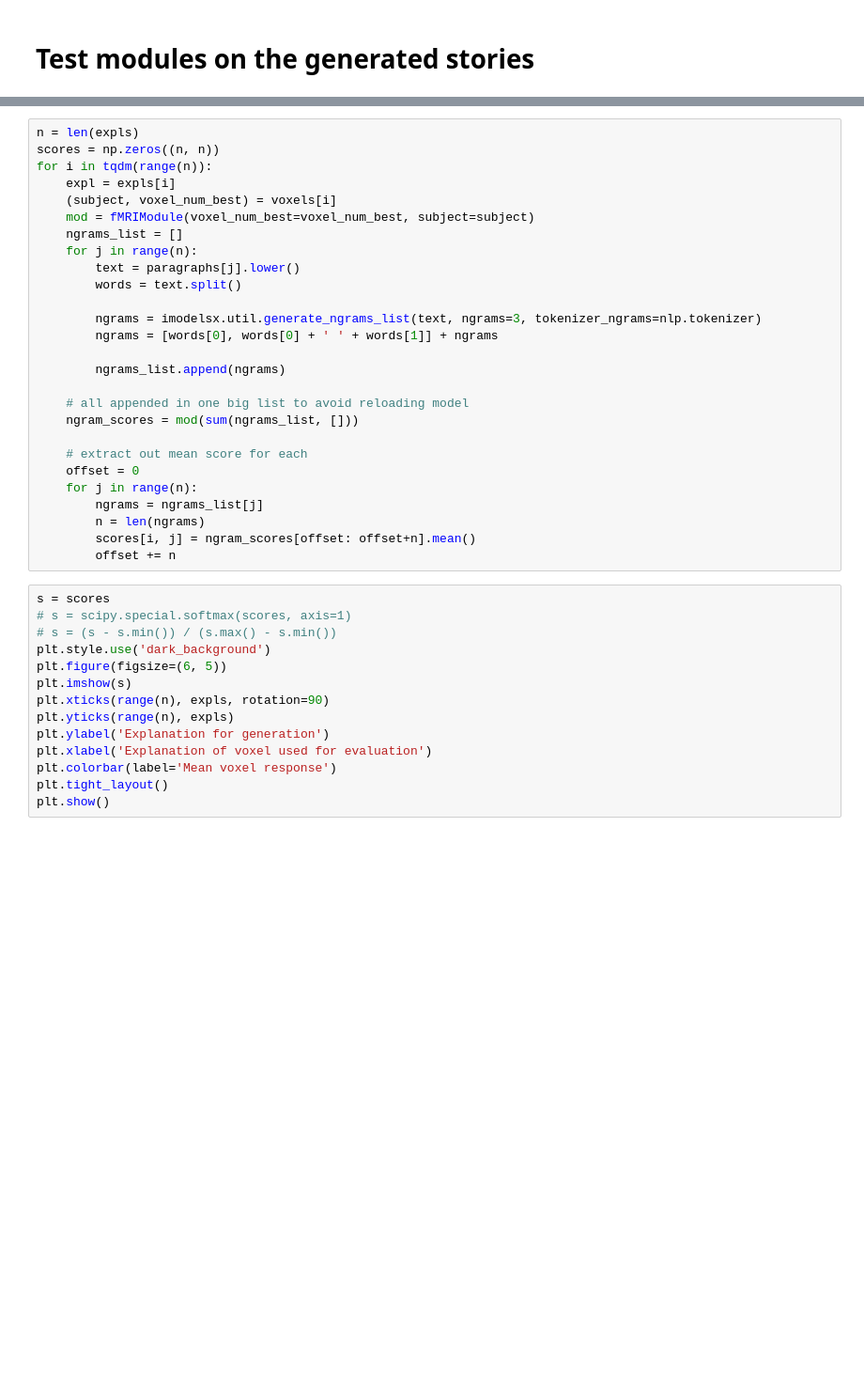
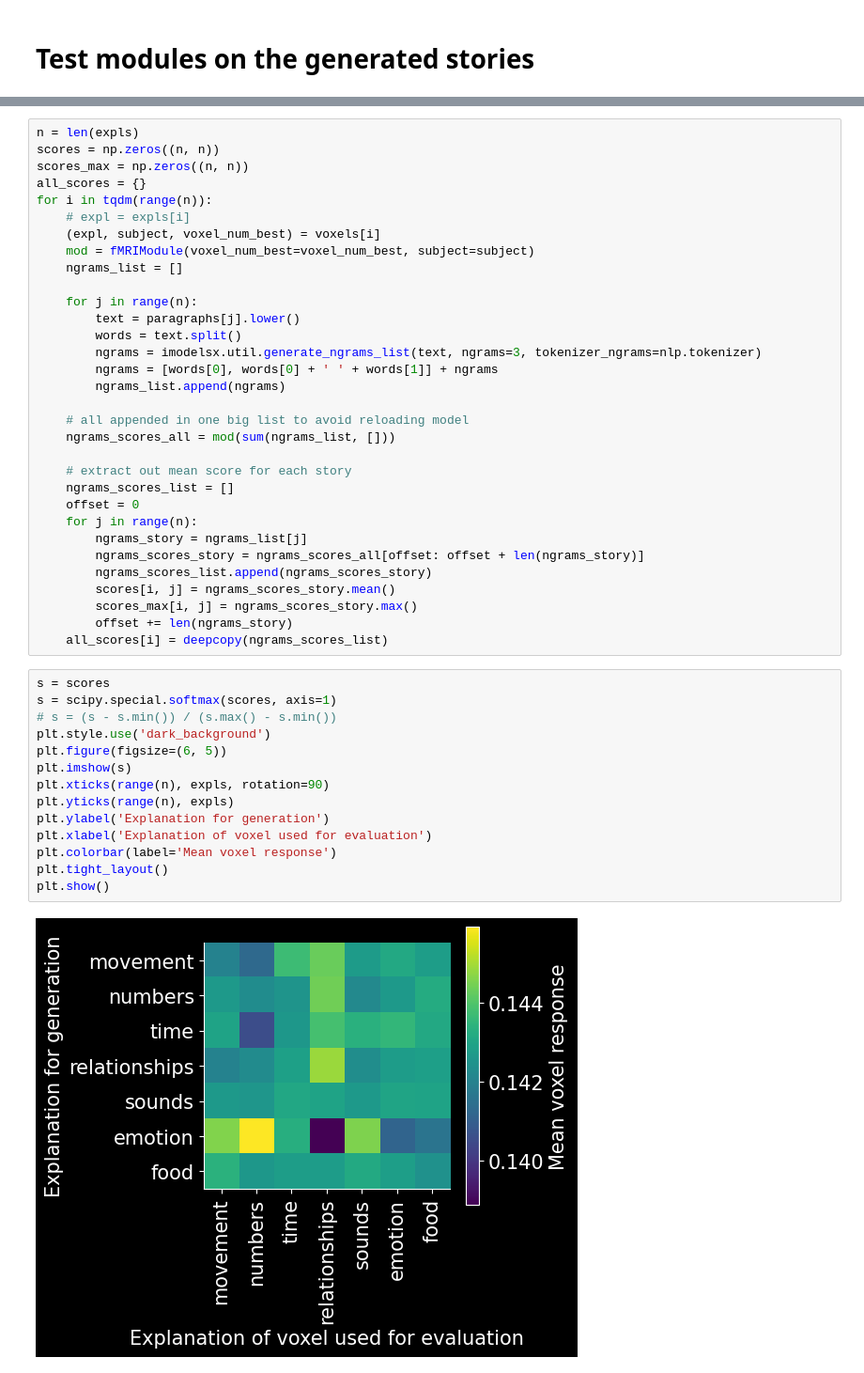
Before and after one commit to microsoft/automated-explanations, a Jupyter notebook: notebooks/04_fmri_story.ipynb, the cells around one changed output, grey strips where cells are left out. Shown at 94% size. Drawn from its saved outputs; the diff is of its cells as text; blank space fills up the shorter version.

Commit message:
further testing on fmri_story

```diff
--- a/notebooks/04_fmri_story.ipynb
+++ b/notebooks/04_fmri_story.ipynb
@@ -188,41 +239,48 @@ from mprompt.modules.fmri_module import fMRIModule
 # %%
 n = len(expls)
 scores = np.zeros((n, n))
+scores_max = np.zeros((n, n))
+all_scores = {}
 for i in tqdm(range(n)):
-    expl = expls[i]
-    (subject, voxel_num_best) = voxels[i]
+    # expl = expls[i]
+    (expl, subject, voxel_num_best) = voxels[i]
     mod = fMRIModule(voxel_num_best=voxel_num_best, subject=subject)
     ngrams_list = []
+
     for j in range(n):
         text = paragraphs[j].lower()
         words = text.split()
-
         ngrams = imodelsx.util.generate_ngrams_list(text, ngrams=3, tokenizer_ngrams=nlp.tokenizer)
         ngrams = [words[0], words[0] + ' ' + words[1]] + ngrams
-
         ngrams_list.append(ngrams)
 
     # all appended in one big list to avoid reloading model
-    ngram_scores = mod(sum(ngrams_list, []))
+    ngrams_scores_all = mod(sum(ngrams_list, []))
 
-    # extract out mean score for each
+    # extract out mean score for each story
+    ngrams_scores_list = []
     offset = 0
     for j in range(n):
-        ngrams = ngrams_list[j]
-        n = len(ngrams)
-        scores[i, j] = ngram_scores[offset: offset+n].mean()
-        offset += n
+        ngrams_story = ngrams_list[j]
+        ngrams_scores_story = ngrams_scores_all[offset: offset + len(ngrams_story)]
+        ngrams_scores_list.append(ngrams_scores_story)
+        scores[i, j] = ngrams_scores_story.mean()
+        scores_max[i, j] = ngrams_scores_story.max()
+        offset += len(ngrams_story)
+    all_scores[i] = deepcopy(ngrams_scores_list)
 # %%
 s = scores
-# s = scipy.special.softmax(scores, axis=1)
+s = scipy.special.softmax(scores, axis=1)
 # s = (s - s.min()) / (s.max() - s.min())
 plt.style.use('dark_background')
 plt.figure(figsize=(6, 5))
 plt.imshow(s)
 plt.xticks(range(n), expls, rotation=90)
 plt.yticks(range(n), expls)
 plt.ylabel('Explanation for generation')
 plt.xlabel('Explanation of voxel used for evaluation')
 plt.colorbar(label='Mean voxel response')
 plt.tight_layout()
 plt.show()
+# %% [output]
+[figure, added]
```
Also changed, not shown: parts of 11 cells of this notebook, 1 other file.
